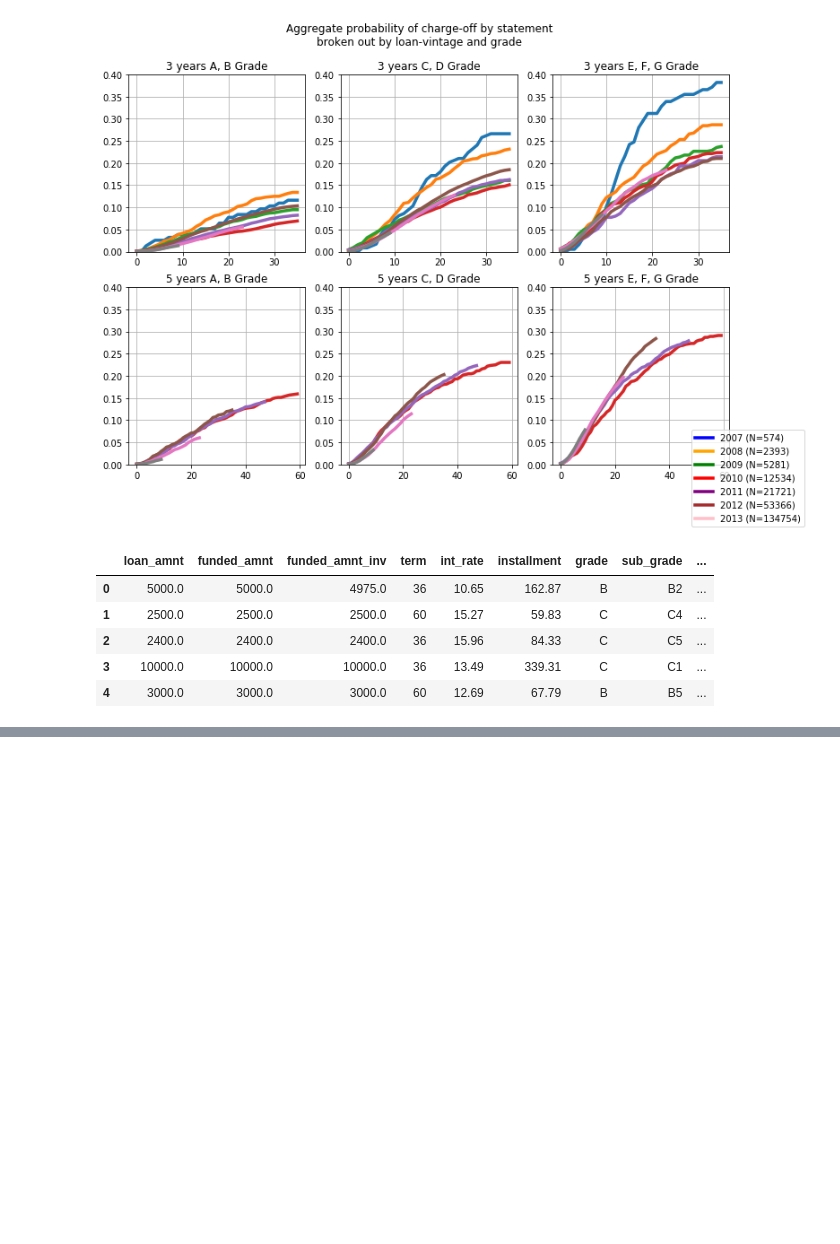
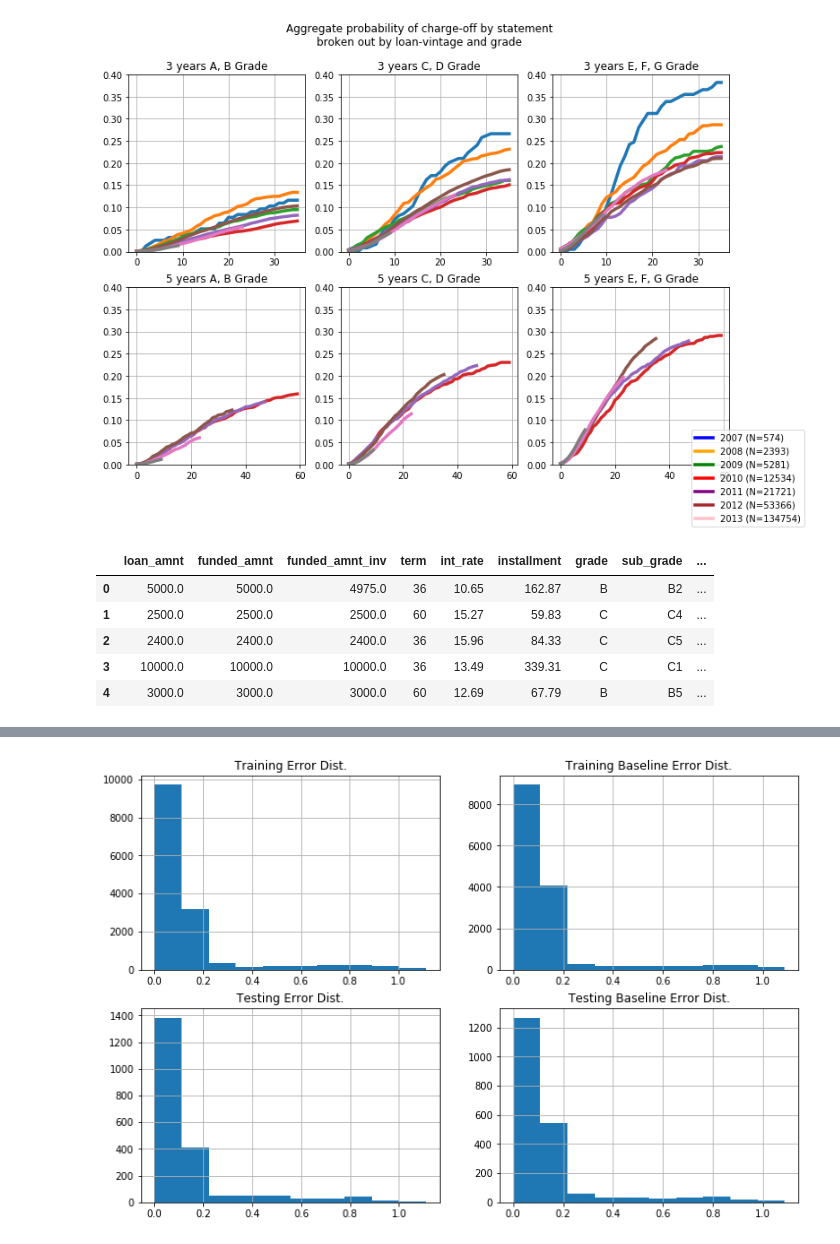
Before and after one commit to petercwill/bsx, a Jupyter notebook: explore.ipynb, the cells around one changed output, grey strips where cells are left out. Cells and saved outputs as stored; diff of their text form; code cells hidden in the pictures; blank space fills up the shorter version.

```diff
--- a/explore.ipynb
+++ b/explore.ipynb
@@ -838,11 +823,7 @@ See the caveats in the documentation: http://pandas.pydata.org/pandas-docs/stabl
 # %%
+from sklearn.ensemble import GradientBoostingRegressor
+def get_predictions(X_train, Y_train, X_test, Y_test, model, make_plots=True):
 
-#clf.fit(train_x, train_y)
-def get_predictions(X_train, Y_train, X_test, Y_test, model):
-    print(X_train.shape)
-    print(Y_train.shape)
-    print(X_test.shape)
-    print(Y_test.shape)
     X_train_values = X_train.values
     Y_train_values = Y_train.values
     X_test_values = X_test.values
@@ -851,34 +832,74 @@ def get_predictions(X_train, Y_train, X_test, Y_test, model):
     model.fit(X_train, Y_train)
     in_sample = model.predict(X_train)
     out_sample = model.predict(X_test)
+    baseline_pred_train = [Y_train_values.mean()]*Y_train.shape[0]
+    baseline_pred_test = [Y_train_values.mean()]*Y_test.shape[0]
 
-    print("In Sample MEAN ABS. ERROR")
-    print(mean_absolute_error(Y_train_values, in_sample))
+    fig, ((ax_1, ax_2), (ax_3, ax_4)) = plt.subplots(2,2, figsize=(12,8))
 
-    print(("baseline MEAN ABS ERROR"))
-    print(mean_absolute_error(Y_train_values, Y_train_values - Y_train_values.mean()))
+    print(
+        "Training MED. ABS. ERROR: {}".format(
+            median_absolute_error(Y_train_values, in_sample)
+        )
+    )
 
-    print("Out Sample MEAN ABS. ERROR")
-    print(mean_absolute_error(Y_test_values, out_sample))
+    print(
+        "Training baseline MED. ABS ERROR: {}".format(
+            median_absolute_error(Y_train_values, baseline_pred_train)
+        )
+    )
 
-    print(("baseline MEAN ABS ERROR"))
-    print(mean_absolute_error(Y_test_values, Y_test_values - Y_train_values.mean()))
+    print(
+        "Testing MED. ABS. ERROR: {}".format(
+            median_absolute_error(Y_test_values, out_sample)
+        )
+    )
+
+    print(
+        "Testing baseline MED. ABS ERROR: {}".format(
+            median_absolute_error(Y_test_values, baseline_pred_test)
+        )
+    )
+
+    if make_plots:
+        s = pd.Series(np.abs(Y_train_values - in_sample))
+        s.hist(ax=ax_1)
+        ax_1.set_title("Training Error Dist.")
+
+        s = pd.Series(np.abs(Y_train_values - baseline_pred_train))
+        s.hist(ax=ax_2)
+        ax_2.set_title("Training Baseline Error Dist.")
+
+        s = pd.Series(np.abs(Y_test_values - out_sample))
+        s.hist(ax=ax_3)
+        ax_3.set_title("Testing Error Dist.")
+
+        s = pd.Series(np.abs(Y_test_values - baseline_pred_test))
+        s.hist(ax=ax_4)
+        ax_4.set_title("Testing Baseline Error Dist.")
+
+#     print(in_sample.shape)
+#     print(train_y.shape)
+    in_sample_pred = pd.Series(in_sample, index=Y_train.index, name="in_sample_ROI")
+    out_sample_pred = pd.Series(out_sample, index=Y_test.index, name="out_sample_ROI")
+    return(in_sample_pred, out_sample_pred)
 
 
+#svr_rbf = SVR(kernel='rbf', C= 100, gamma= .01)
 
-    in_sample_pred = pd.Series(in_sample, index=train_y.index, name="in_sample_ROI")
-    out_sample_pred = pd.Series(out_sample, index=test_y.index, name="out_sample_ROI")
-    return(in_sample_pred, out_sample_pred)
-
-#clf = linear_model.Lasso(alpha=.0001)
-svr_rbf = SVR(kernel='rbf', C= 1000, gamma=.0001)
-print(train_x.shape)
-in_sample_pred, out_sample_pred = get_predictions(train_x, train_y, test_x, test_y, svr_rbf)
+m = GradientBoostingRegressor(
+    n_estimators=100,
+    learning_rate=0.1,
+    max_depth=2,
+    random_state=0,
+    loss='ls',
+    min_samples_split=5,
+    max_features="sqrt",
+    subsample=.8
+)
+in_sample_pred, out_sample_pred = get_predictions(train_x, train_y, test_x, test_y, m)
 print("SIZE OF TRAIN {}".format(train_x.shape))
 print("SIZE OF TEST {}".format(test_x.shape))
 pred_data = enriched_data.join(in_sample_pred)
 pred_data = pred_data.join(out_sample_pred)
-
-s = pd.Series(clf.coef_, index=train_x.columns)
-display(s)
 # %% [output]
@@ -917,3 +912,4 @@ Length: 118, dtype: float64
+[figure, added]
 # %%
 def make_prediction_hists(df):
 
```
Also changed, not shown: parts of 8 cells of this notebook.
